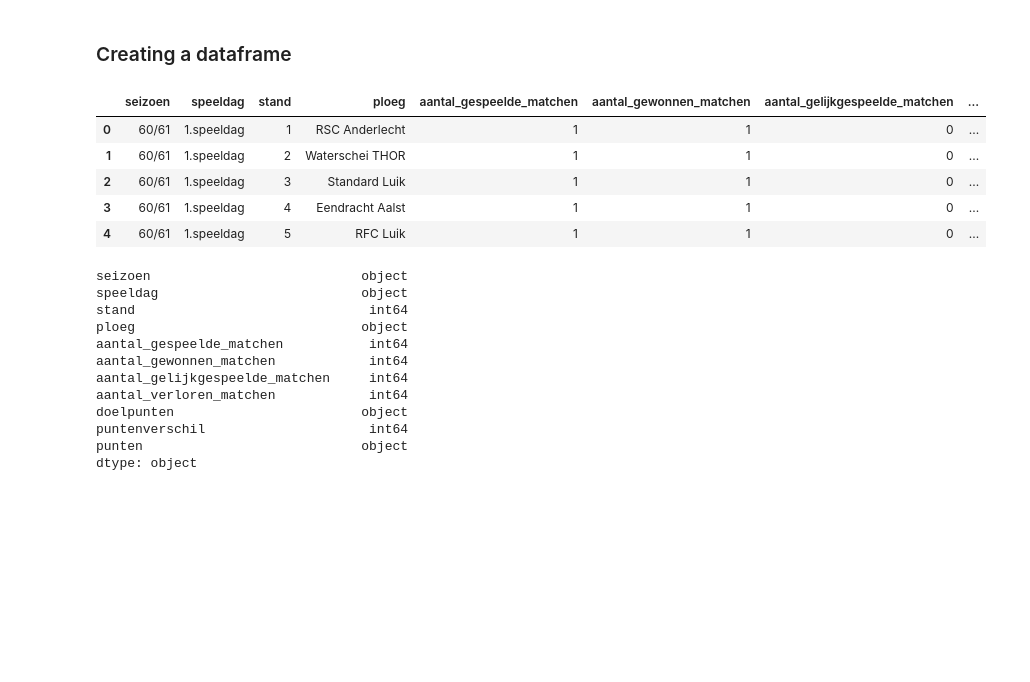
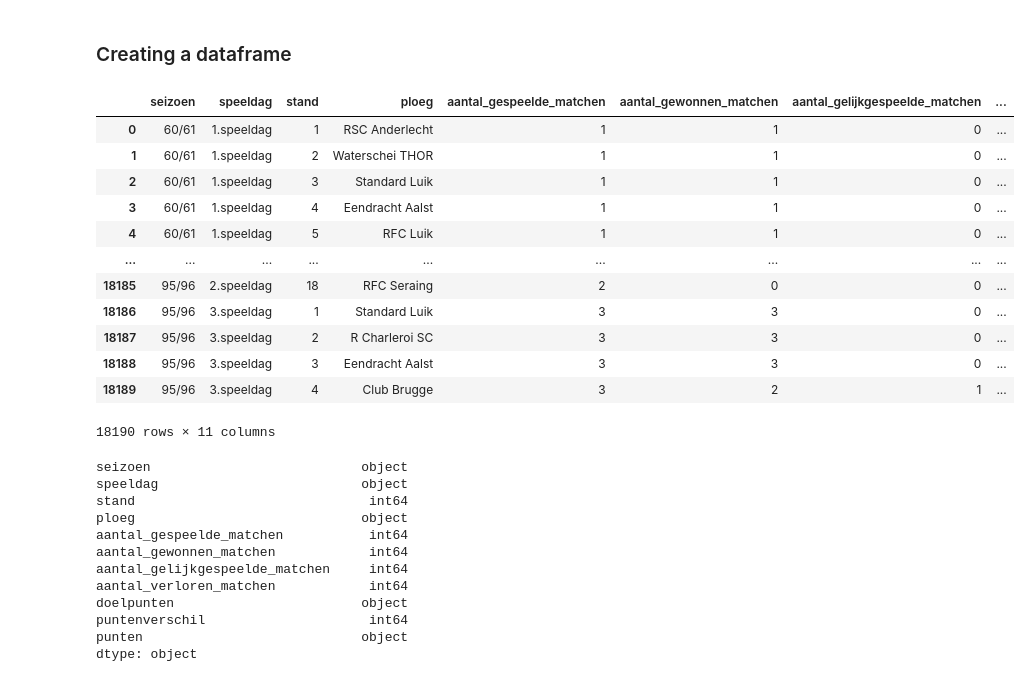
Before and after one commit to SamQuackelsHoGent/DEP1-2023-2024-27, a Jupyter notebook: Pandas_Voetbal_deel2_V4.ipynb, the cells around one changed output. Saved outputs shown, nothing was run; the diff lists cells and outputs as text; code cells hidden in the pictures; blank space fills up the shorter version.

```diff
--- a/Pandas_Voetbal_deel2_V4.ipynb
+++ b/Pandas_Voetbal_deel2_V4.ipynb
@@ -17,14 +17,21 @@ columns = ["seizoen","speeldag","stand","ploeg","aantal_gespeelde_matchen","aant
 df = pd.read_csv("voetbalData_Deel_2.csv")
 # %%
 # Show the first few rows
-df.head()
+df.head(18190)
 # %% [output]
 |  | seizoen | speeldag | stand | ploeg | aantal_gespeelde_matchen | aantal_gewonnen_matchen | aantal_gelijkgespeelde_matchen | ... |
 | 0 | 60/61 | 1.speeldag | 1 | RSC Anderlecht | 1 | 1 | 0 | ... |
 | 1 | 60/61 | 1.speeldag | 2 | Waterschei THOR | 1 | 1 | 0 | ... |
 | 2 | 60/61 | 1.speeldag | 3 | Standard Luik | 1 | 1 | 0 | ... |
 | 3 | 60/61 | 1.speeldag | 4 | Eendracht Aalst | 1 | 1 | 0 | ... |
 | 4 | 60/61 | 1.speeldag | 5 | RFC Luik | 1 | 1 | 0 | ... |
+| ... | ... | ... | ... | ... | ... | ... | ... | ... |
+| 18185 | 95/96 | 2.speeldag | 18 | RFC Seraing | 2 | 0 | 0 | ... |
+| 18186 | 95/96 | 3.speeldag | 1 | Standard Luik | 3 | 3 | 0 | ... |
+| 18187 | 95/96 | 3.speeldag | 2 | R Charleroi SC | 3 | 3 | 0 | ... |
+| 18188 | 95/96 | 3.speeldag | 3 | Eendracht Aalst | 3 | 3 | 0 | ... |
+| 18189 | 95/96 | 3.speeldag | 4 | Club Brugge | 3 | 2 | 1 | ... |
+18190 rows × 11 columns
 # %%
 # Shows the columns dtypes
 df.dtypes
```
Also changed, not shown: parts of 14 cells of this notebook, 1 other file.
